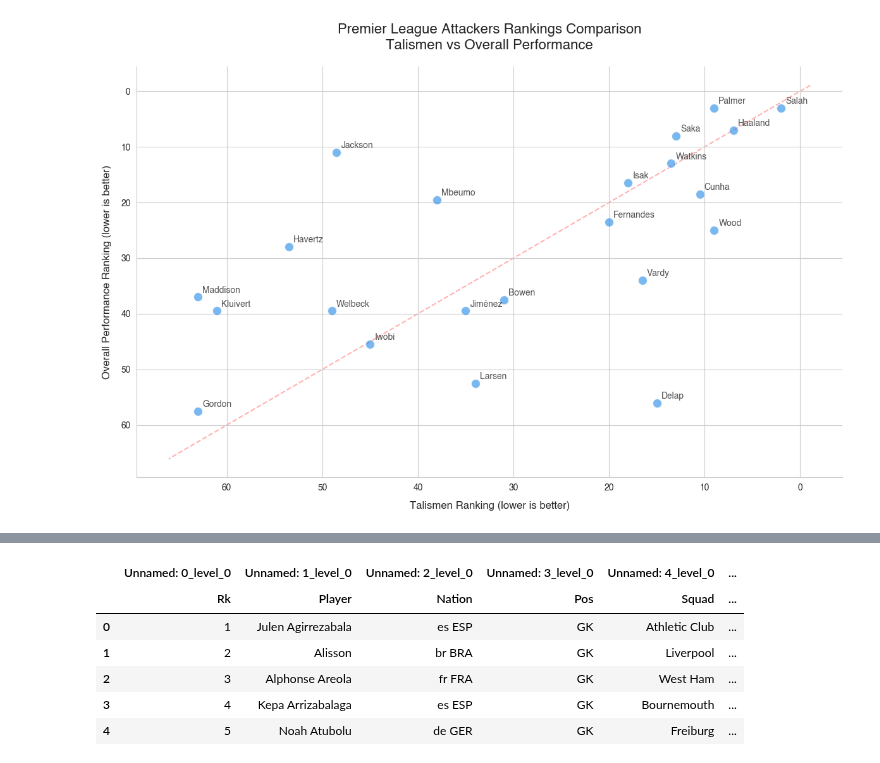
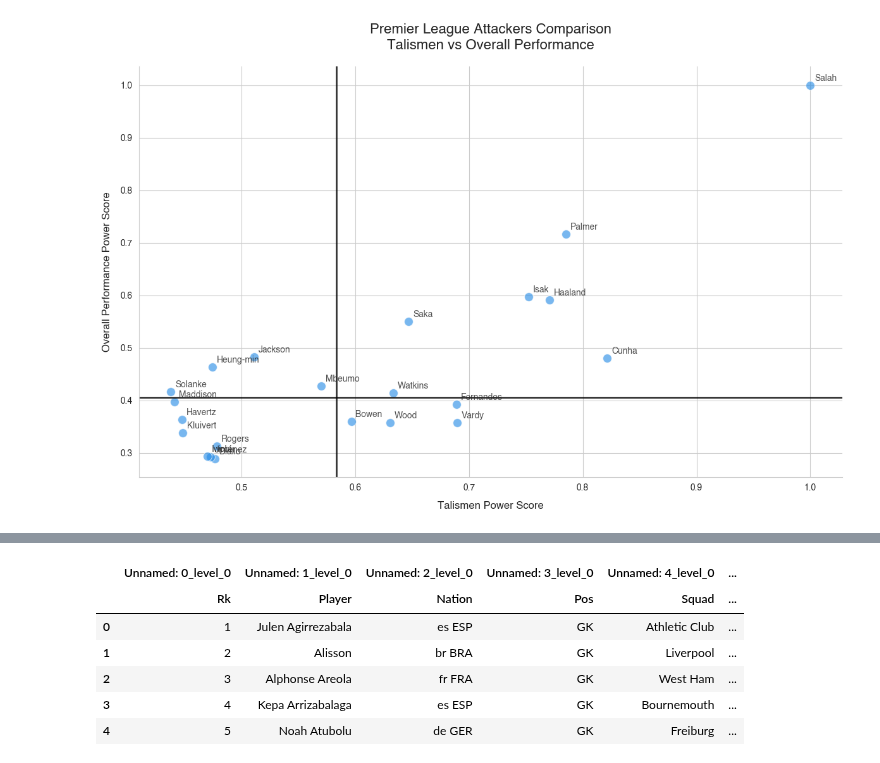
Before and after one commit to santsumetpong/ds_core, a Jupyter notebook: prem.ipynb, the cells around one changed output, grey strips where cells are left out. Saved outputs shown, nothing was run; the diff lists cells and outputs as text; code cells hidden in the pictures.

```diff
--- a/prem.ipynb
+++ b/prem.ipynb
@@ -2,10 +2,9 @@
 import pandas as pd
 import numpy as np
 
-url1 = 'https://fbref.com/en/comps/Big5/stats/players/Big-5-European-Leagues-Stats'
-
-df1 = pd.read_html(url1, attrs={'id': 'stats_standard'})[0]
-df1.head(10)
+tables = pd.read_html('fbdata.html')
+df1 = tables[10]
+df1.head()
 # %% [output]
 |  | Unnamed: 0_level_0 | Unnamed: 1_level_0 | Unnamed: 2_level_0 | Unnamed: 3_level_0 | Unnamed: 4_level_0 | ... |
 |  | Rk | Player | Nation | Pos | Squad | ... |
@@ -102,7 +96,9 @@ pl_df[pl_df['MP'] > 0.7 * pl_df['MP'].max()].sort_values(by='xG+xAG', ascending=
 import warnings
 warnings.filterwarnings('ignore')
 
-filtered_df = pl_df[pl_df['MP'] > 0.8 * pl_df['MP'].max()]
+filtered_df = pl_df[
+    (pl_df['MP'] > 0.8 * pl_df['MP'].max()) |
+    (pl_df['Player'] == 'João Pedro') | (pl_df['Player'] == 'Diogo Jota') | (pl_df['Player'] == 'Eberechi Eze')]
 filtered_df['rank_GlsAst_per_MP'] = filtered_df['(Gls+Ast)/MP'].rank(ascending=False)
 filtered_df['rank_xG_xAG'] = filtered_df['xG+xAG'].rank(ascending=False)
 filtered_df['combined_rank'] = filtered_df['rank_GlsAst_per_MP'] + filtered_df['rank_xG_xAG']
@@ -143,6 +139,6 @@ def style_df(df):
 
     return df.style.applymap(color_player, subset=['Player'])
 
-styled_df = style_df(top[['Player', '(Gls+Ast)/MP', 'Gls+Ast', 'xG+xAG', 'delta', 'power_score', 'delta2']])
+styled_df = style_df(top[['Player', 'MP', 'Min', '90s', '(Gls+Ast)/MP', 'Gls+Ast', 'xG+xAG', 'delta', 'power_score', 'delta2']])
 styled_df
 # %% [output]
@@ -171,8 +168,7 @@ filtered_df[filtered_df['Player'] == 'Evanilson'].sort_values(by='xG+xAG', ascen
 1 rows × 23 columns
 # %%
-url2 = 'https://fbref.com/en/comps/9/Premier-League-Stats'
-
-df2 = pd.read_html(url2, attrs={'id': 'results2024-202591_overall'})[0]
-df2.head(10)
+tables = pd.read_html('pldata.html')
+df2 = tables[9]
+df2.head(20)
 # %% [output]
 |  | Rk | Squad | MP | W | D | L | GF | GA | GD | Pts | Pts/MP | ... |
@@ -363,58 +414,52 @@ import numpy as np
 
 sns.set_style("whitegrid")
 plt.figure(figsize=(12, 8))
-
 plt.rcParams['font.family'] = 'Helvetica'
 
 merged_df = pd.merge(
-   top_talismen[['player', 'combined_rank']],
-   top[['Player', 'combined_rank']].rename(columns={'Player': 'player', 'combined_rank': 'combined_rank_2'}),
+   top_talismen[['player', 'power_score']],
+   top[['Player', 'power_score']].rename(columns={'Player': 'player', 'power_score': 'power_score_2'}),
    on='player',
    how='inner'
 )
 
 ax = sns.scatterplot(data=merged_df,
-                   x='combined_rank',
-                   y='combined_rank_2',
+                   x='power_score',
+                   y='power_score_2',
                    s=100,
                    color='#1e88e5',
                    alpha=0.6)
 
 for idx, row in merged_df.iterrows():
     lastname = row['player'].split()[-1]
     plt.annotate(lastname,
-               (row['combined_rank'], row['combined_rank_2']),
+               (row['power_score'], row['power_score_2']),
                xytext=(5, 5),
                textcoords='offset points',
                fontsize=10,
                alpha=0.8,
                fontweight='bold')
 
-plt.title('Premier League Attackers Rankings Comparison\nTalismen vs Overall Performance',
+plt.title('Premier League Attackers Comparison\nTalismen vs Overall Performance',
         fontsize=16,
         pad=20,
         fontweight='bold')
 
-plt.xlabel('Talismen Ranking (lower is better)', fontsize=12, labelpad=10)
-plt.ylabel('Overall Performance Ranking (lower is better)', fontsize=12, labelpad=10)
+plt.xlabel('Talismen Power Score', fontsize=12, labelpad=10)
+plt.ylabel('Overall Performance Power Score', fontsize=12, labelpad=10)
 
-# invert both axes since lower is better
-plt.gca().invert_xaxis()
-plt.gca().invert_yaxis()
-
-lims = [
-   np.min([ax.get_xlim(), ax.get_ylim()]),  # min of both axes
-   np.max([ax.get_xlim(), ax.get_ylim()]),  # max of both axes
-]
-ax.plot(lims, lims, '--', color='red', alpha=0.3, zorder=0)
+median_x = merged_df['power_score'].median()
+median_y = merged_df['power_score_2'].median()
+plt.axvline(x=median_x, color='black', linestyle='-', alpha=0.8, linewidth=2)
+plt.axhline(y=median_y, color='black', linestyle='-', alpha=0.8, linewidth=2)
 
 ax.spines['top'].set_visible(False)
 ax.spines['right'].set_visible(False)
 
 plt.tight_layout()
 plt.show()
 # %% [output]
-[figure, old version]
+[figure, new version]
 # %%
 talismen.sort_values(by='player_g/player_ag', ascending=False).head(20)
 # %% [output]
```
Also changed, not shown: parts of 23 cells of this notebook.
